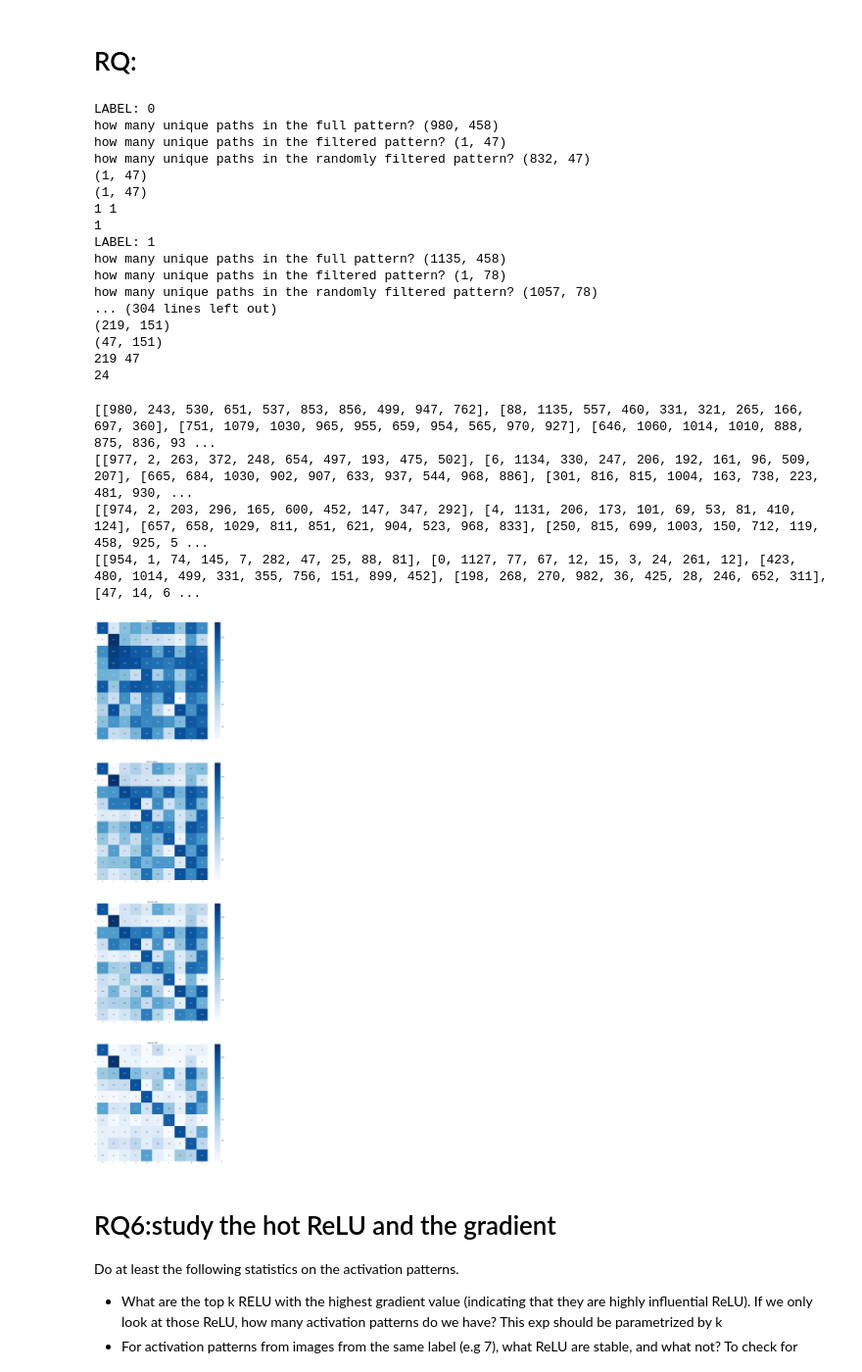
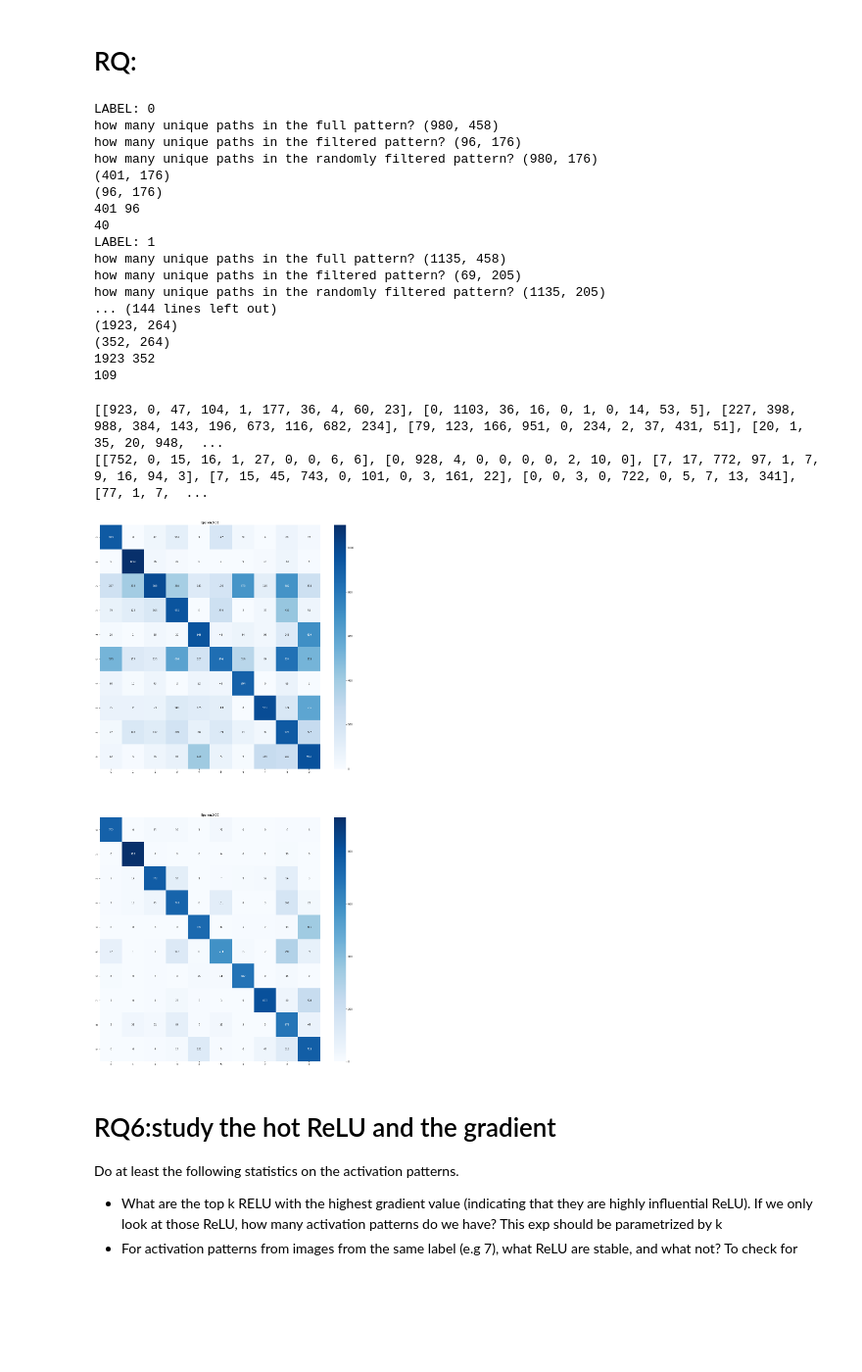
Before and after one commit to nhamlv-55/CFI_NNs, a Jupyter notebook: MNIST_toy/Expriment-WeekJan22nd.ipynb, the cells around one changed output. Shown: that part at 98% size. Cells and saved outputs as stored; diff of their text form; code cells hidden in the pictures; blank space fills up the shorter version.

```diff
--- a/MNIST_toy/Expriment-WeekJan22nd.ipynb
+++ b/MNIST_toy/Expriment-WeekJan22nd.ipynb
@@ -347,16 +347,34 @@ if not LOAD:
 # %% [markdown]
 # Study stable ReLUs
 # %%
+import json
+
+class NpEncoder(json.JSONEncoder):
+    def default(self, obj):
+        if isinstance(obj, np.integer):
+            return int(obj)
+        if isinstance(obj, np.floating):
+            return float(obj)
+        if isinstance(obj, np.bool_):
+            return int(obj)
+        if isinstance(obj, np.ndarray):
+            return obj.tolist()
+        return super(NpEncoder, self).default(obj)
+
+
+
 all_stable_relus = []
-epsilon = 0.005
 
-all_alpha_patterns = {}
+all_alpha_patterns = {"model": LOADPATH}
 
 
 ReLU_exp_log = open("relu_exp_log{}.csv".format(datetime.now().strftime("%H:%M:%S")), "w")
+ReLU_exp_json = open("relu_exp_data{}.json".format(datetime.now().strftime("%H:%M:%S")), "w")
 ReLU_exp_log.write("Epsilon,Label,NumStableReLU,NumUniqueAP,Alpha Pattern Cover\n")
 
-for epsilon in [0.0001, 0.0005, 0.001, 0.005]:
+
+
+for epsilon in [0.0001, 0.0005, 0.001, 0.005, 0.01, 0.05]:
     alpha_patterns = {}
     for label in all_patterns.label2patterns:
         patterns = all_patterns.label2patterns[label]
@@ -372,6 +390,7 @@ for epsilon in [0.0001, 0.0005, 0.001, 0.005]:
         stable_idx = sorted(stable_idx) #sort the indices of the stable ReLUs.
         unique_patterns, freq = np.unique(patterns[:, stable_idx ], axis = 0, return_counts=True)
         alpha_p = unique_patterns[np.argmax(freq)]
+        print("Stable ReLUs", stable_idx)
         print("how many unique paths in the filtered pattern?", unique_patterns.shape)
         print("their freq\n", freq, freq.shape)
         print("most prominent pattern", np.argmax(freq), alpha_p)
@@ -379,10 +398,17 @@ for epsilon in [0.0001, 0.0005, 0.001, 0.005]:
 
         assert(len(stable_idx) == alpha_p.shape[-1])
         assert(freq.shape[0]==unique_patterns.shape[0])
-        alpha_patterns[label] = (stable_idx, tuple(alpha_p))
+#         alpha_patterns[label] = (stable_idx, tuple(alpha_p))
+        alpha_patterns[label] = {"stable_idx": stable_idx,
+                                "alpha_pattern": alpha_p,
+                                "alpha_pattern_coverage": freq.max()/freq.sum(),
+                                "pattern_frequency": freq}
 
         ReLU_exp_log.write("{},{},{},{},{}\n".format(epsilon, label, len(stable_idx), unique_patterns.shape[0], freq.max()/freq.sum()))
     all_alpha_patterns[epsilon] = alpha_patterns
 ReLU_exp_log.close()
+# print(all_alpha_patterns)
+json.dump(all_alpha_patterns, fp = ReLU_exp_json, indent=2, cls=NpEncoder)
+ReLU_exp_json.close()
 # %% [output]
 (5923, 458)
@@ -432,7 +458,7 @@ if CHECK_WEIRD_IMAGE:
 # RQ:
 # %%
 all_heatmaps = {}
-for epsilon in [0.0001, 0.0005, 0.001, 0.005]:
+for epsilon in [0.01, 0.05]:
     alpha_patterns = all_alpha_patterns[epsilon]
     heatmap = []
     for label in labels:
@@ -485,54 +511,52 @@ for epsilon in [0.0001, 0.0005, 0.001, 0.005]:
 # %% [output]
 LABEL: 0
 how many unique paths in the full pattern? (980, 458)
-how many unique paths in the filtered pattern? (1, 47)
-how many unique paths in the randomly filtered pattern? (832, 47)
-(1, 47)
-(1, 47)
-1 1
-1
+how many unique paths in the filtered pattern? (96, 176)
+how many unique paths in the randomly filtered pattern? (980, 176)
+(401, 176)
+(96, 176)
+401 96
+40
 LABEL: 1
 how many unique paths in the full pattern? (1135, 458)
-how many unique paths in the filtered pattern? (1, 78)
-how many unique paths in the randomly filtered pattern? (1057, 78)
-... (304 lines left out)
-(219, 151)
-(47, 151)
-219 47
-24
+how many unique paths in the filtered pattern? (69, 205)
+how many unique paths in the randomly filtered pattern? (1135, 205)
+... (144 lines left out)
+(1923, 264)
+(352, 264)
+1923 352
+109
 # %%
 """
 Test patterns
 root - INFO - (980, 458)
 root - INFO - (1135, 458)
 root - INFO - (1032, 458)
 root - INFO - (1010, 458)
 root - INFO - (982, 458)
 root - INFO - (892, 458)
 root - INFO - (958, 458)
 root - INFO - (1028, 458)
 root - INFO - (974, 458)
 root - INFO - (1009, 458)
 """
-fig, axs = plt.subplots(nrows=4, figsize = (20, 80))
+fig, axs = plt.subplots(nrows=2, figsize = (20, 40))
 counter = 0
 for epsilon in all_heatmaps:
     heatmap = all_heatmaps[epsilon]
     print(heatmap)
     df_cm = pd.DataFrame(heatmap, labels, labels)
 
     axs[counter].set_title("Epsilon:{}".format(epsilon))
 
     sn.heatmap( df_cm,ax = axs[counter], annot=True, cmap='Blues', fmt='g')
     counter+=1
-fig.savefig('confusion_matrix.pdf')
+fig.savefig('confusion_matrix{}.pdf'.format(datetime.now().strftime("%H:%M:%S")))
 # print(intersection)
 # %% [output]
-[[980, 243, 530, 651, 537, 853, 856, 499, 947, 762], [88, 1135, 557, 460, 331, 321, 265, 166, 697, 360], [751, 1079, 1030, 965, 955, 659, 954, 565, 970, 927], [646, 1060, 1014, 1010, 888, 875, 836, 93 ...
-[[977, 2, 263, 372, 248, 654, 497, 193, 475, 502], [6, 1134, 330, 247, 206, 192, 161, 96, 509, 207], [665, 684, 1030, 902, 907, 633, 937, 544, 968, 886], [301, 816, 815, 1004, 163, 738, 223, 481, 930, ...
-[[974, 2, 203, 296, 165, 600, 452, 147, 347, 292], [4, 1131, 206, 173, 101, 69, 53, 81, 410, 124], [657, 658, 1029, 811, 851, 621, 904, 523, 968, 833], [250, 815, 699, 1003, 150, 712, 119, 458, 925, 5 ...
-[[954, 1, 74, 145, 7, 282, 47, 25, 88, 81], [0, 1127, 77, 67, 12, 15, 3, 24, 261, 12], [423, 480, 1014, 499, 331, 355, 756, 151, 899, 452], [198, 268, 270, 982, 36, 425, 28, 246, 652, 311], [47, 14, 6 ...
+[[923, 0, 47, 104, 1, 177, 36, 4, 60, 23], [0, 1103, 36, 16, 0, 1, 0, 14, 53, 5], [227, 398, 988, 384, 143, 196, 673, 116, 682, 234], [79, 123, 166, 951, 0, 234, 2, 37, 431, 51], [20, 1, 35, 20, 948,  ...
+[[752, 0, 15, 16, 1, 27, 0, 0, 6, 6], [0, 928, 4, 0, 0, 0, 0, 2, 10, 0], [7, 17, 772, 97, 1, 7, 9, 16, 94, 3], [7, 15, 45, 743, 0, 101, 0, 3, 161, 22], [0, 0, 3, 0, 722, 0, 5, 7, 13, 341], [77, 1, 7,  ...
-[figure, old version]
+[figure, new version]
 # %% [markdown]
 # RQ6:study the hot ReLU and the gradient
 Do at least the following statistics on the activation patterns.
```
Also changed, not shown: parts of 1 cell of this notebook, 4 other files.
